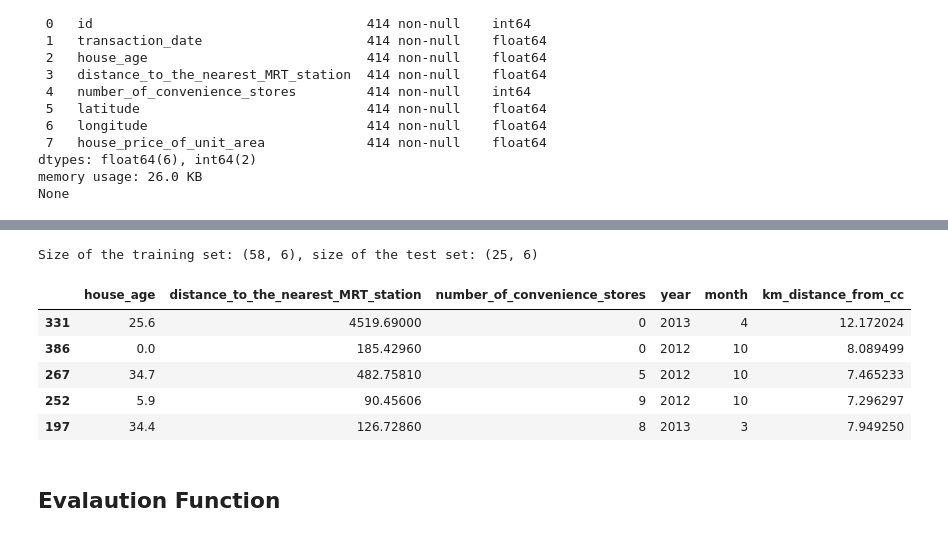
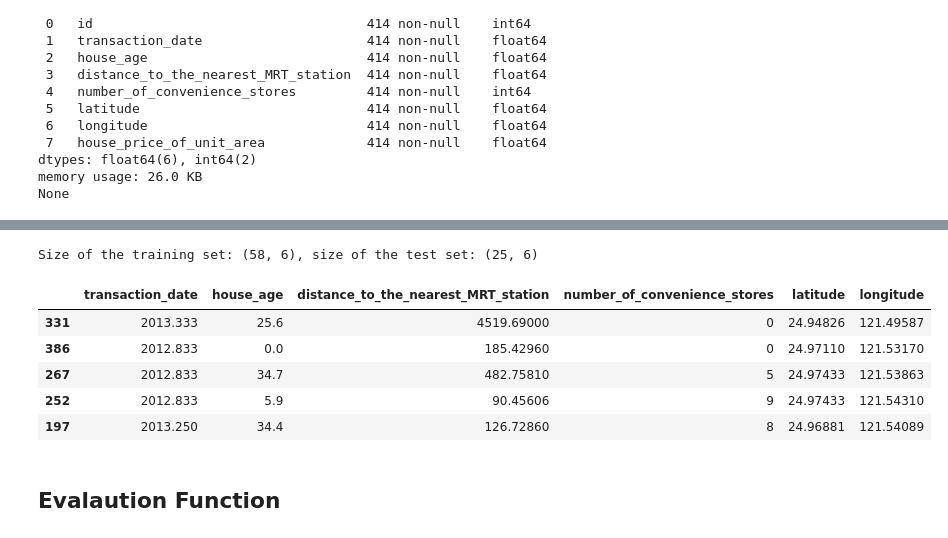
Before and after one commit to nxfern/DS2_Assignment1, a Jupyter notebook: DS2_Assignment1_NF.ipynb, the cells around one changed output, grey strips where cells are left out. Saved outputs shown, nothing was run; the diff lists cells and outputs as text; code cells hidden in the pictures.

```diff
--- a/DS2_Assignment1_NF.ipynb
+++ b/DS2_Assignment1_NF.ipynb
@@ -55,70 +46,34 @@ These features are likely to be important because from general domain knowledge
 # %%
 # Importing required library
 from sklearn.model_selection import train_test_split
 
 # Dropping the id column because it's unecessary
 real_estate_data.drop(columns=['id'], inplace=True)
-
-# Defining function for creating year and month columns from transaction_date as categorical columns
-def date_fix(df):
-    df['year'] = df['transaction_date'].astype(int)
-    df['year'] = df['year'].astype('category')
-
-    df['month'] = np.where(df['transaction_date'] % 1 == 0, 12,
-                           round((df['transaction_date'] % 1) * 12).astype(int))
-    df['month'] = df['month'].astype('category')
-
-# Defining function for calculating distance from city center in km
-def cc_distance(lat, lon):
-    # City center coordinates (Taipei)
-    cc_lat = 25.03583333
-    cc_lon = 121.5683333
-
-    # Convert latitude and longitude from degrees to radians
-    lat, lon, cc_lat, cc_lon = np.radians([lat, lon, cc_lat, cc_lon])
-
-    # Calculating difference from city center
-    diff_lon = lon - cc_lon
-    diff_lat = lat - cc_lat
-
-    # Using the Haversine Formula to calculate distance from radians
-    a = np.sin(diff_lat / 2) ** 2 + np.cos(lat) * np.cos(cc_lat) * np.sin(diff_lon / 2) ** 2
-    c = 2 * np.arctan2(np.sqrt(a), np.sqrt(1 - a))
-    km_distance = 6371 * c  # 6371 = Radius of Earth in km
-
-    return km_distance
-
-# Running above functions on data for feature engineering
-date_fix(real_estate_data)
-real_estate_data['km_distance_from_cc'] = real_estate_data.apply(lambda row: cc_distance(row['latitude'], row['longitude']), axis=1)
-
-# Dropping `transaction_date`, `latitude`, and `longitude` columns from data as they are no longer necessary
-real_estate_data.drop(columns=['transaction_date', 'latitude', 'longitude'], inplace=True)
 
 # Setting the pseudo random seed for the due date of the assignment
 prng = np.random.RandomState(20240322)
 
 # Creating a randomly selected 20% sample of the data, creating target variable 'outcome'
 real_estate_sample = real_estate_data.sample(frac=0.2, random_state=prng)
 outcome = real_estate_sample["house_price_of_unit_area"]
 all_features_sample = real_estate_sample.drop(columns=['house_price_of_unit_area'])
 
 # Selecting the numeric, non-feature engineered columns as base features for model evaluation as a list
 base_features = ['house_age', 'distance_to_the_nearest_MRT_station', 'number_of_convenience_stores']
 
 # Creating training and testing splits from the sample, using a 30% split per specifications
 X_train, X_test, y_train, y_test = train_test_split(all_features_sample, outcome, test_size=0.3, random_state=prng)
 
 print(f"Size of the training set: {X_train.shape}, size of the test set: {X_test.shape}")
 X_train.head()
 # %% [output]
 Size of the training set: (58, 6), size of the test set: (25, 6)
-|  | house_age | distance_to_the_nearest_MRT_station | number_of_convenience_stores | year | month | km_distance_from_cc |
-| 331 | 25.6 | 4519.69000 | 0 | 2013 | 4 | 12.172024 |
-| 386 | 0.0 | 185.42960 | 0 | 2012 | 10 | 8.089499 |
-| 267 | 34.7 | 482.75810 | 5 | 2012 | 10 | 7.465233 |
-| 252 | 5.9 | 90.45606 | 9 | 2012 | 10 | 7.296297 |
-| 197 | 34.4 | 126.72860 | 8 | 2013 | 3 | 7.949250 |
+|  | transaction_date | house_age | distance_to_the_nearest_MRT_station | number_of_convenience_stores | latitude | longitude |
+| 331 | 2013.333 | 25.6 | 4519.69000 | 0 | 24.94826 | 121.49587 |
+| 386 | 2012.833 | 0.0 | 185.42960 | 0 | 24.97110 | 121.53170 |
+| 267 | 2012.833 | 34.7 | 482.75810 | 5 | 24.97433 | 121.53863 |
+| 252 | 2012.833 | 5.9 | 90.45606 | 9 | 24.97433 | 121.54310 |
+| 197 | 2013.250 | 34.4 | 126.72860 | 8 | 24.96881 | 121.54089 |
 # %% [markdown]
 ## Evalaution Function
 # %%
```
Also changed, not shown: parts of 13 cells of this notebook, 1 other file.
